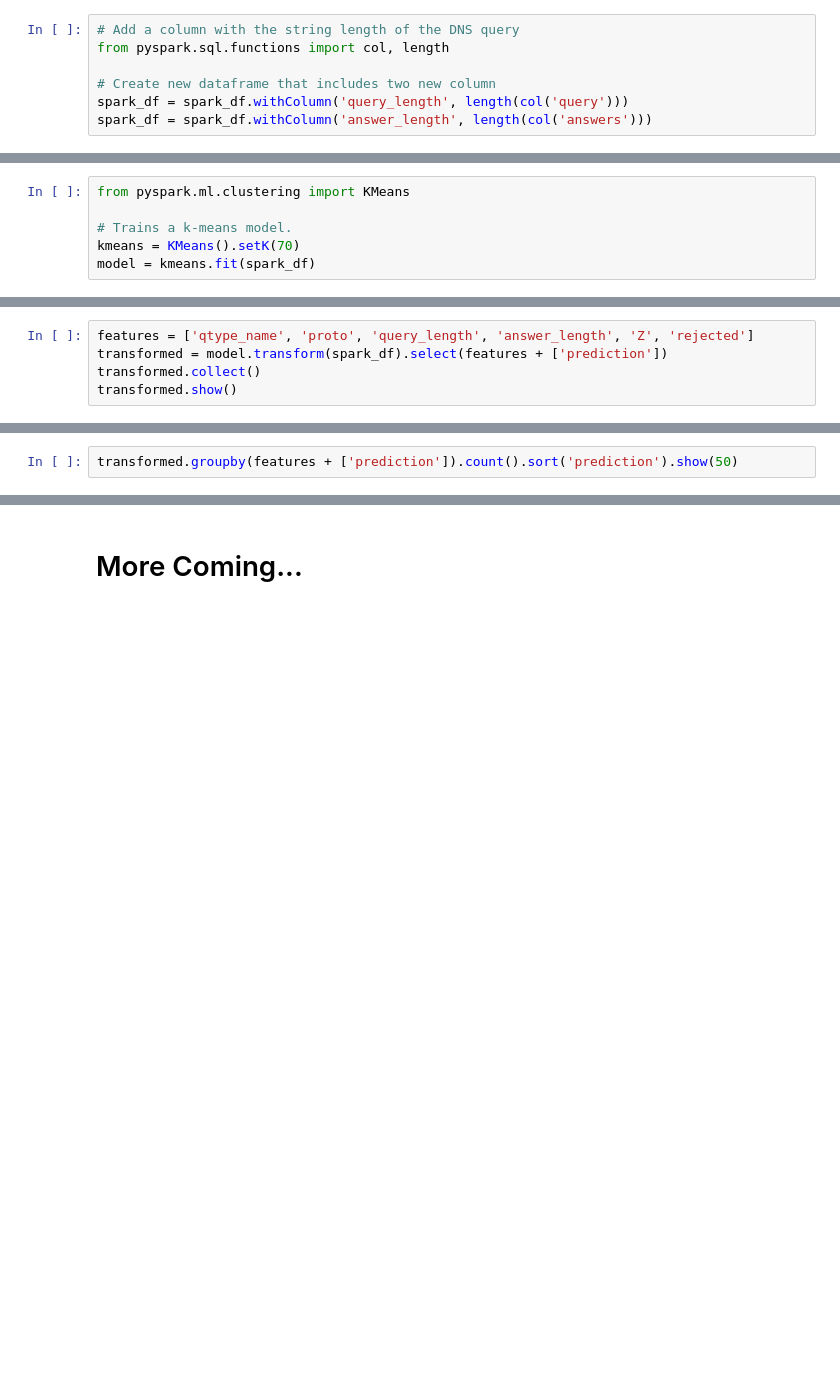
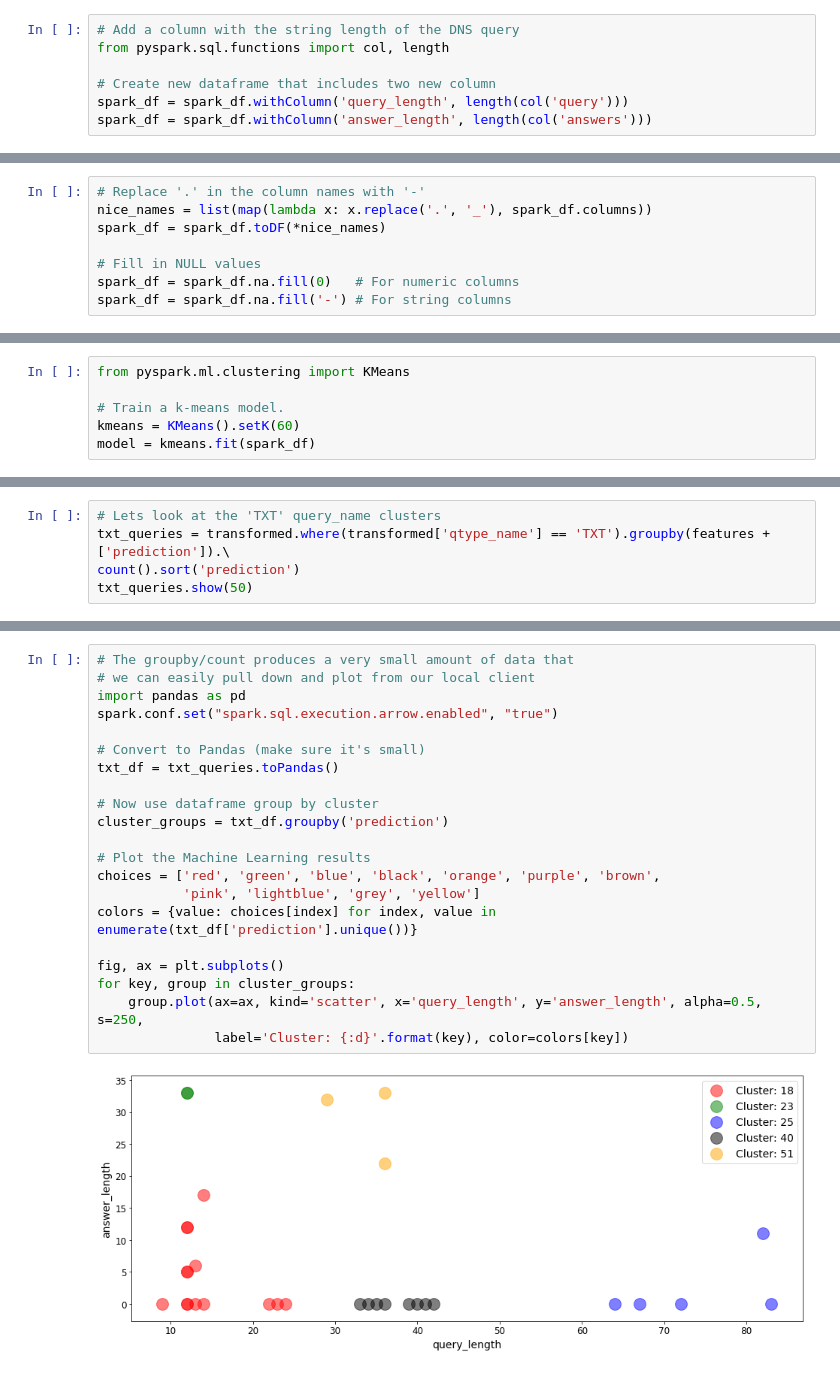
Before and after one commit to SuperCowPowers/zat, a Jupyter notebook: notebooks/Spark_Clustering.ipynb, the cells around one changed output, grey strips where cells are left out. Saved outputs shown, nothing was run; the diff lists cells and outputs as text; blank space fills up the shorter version.

```diff
--- a/notebooks/Spark_Clustering.ipynb
+++ b/notebooks/Spark_Clustering.ipynb
@@ -146,0 +155,8 @@ plt.ylabel('Counts')
+# %%
+# Replace '.' in the column names with '-'
+nice_names = list(map(lambda x: x.replace('.', '_'), spark_df.columns))
+spark_df = spark_df.toDF(*nice_names)
+
+# Fill in NULL values
+spark_df = spark_df.na.fill(0)   # For numeric columns
+spark_df = spark_df.na.fill('-') # For string columns
@@ -189,8 +226,8 @@ only showing top 20 rows
 # %%
 from pyspark.ml.clustering import KMeans
 
-# Trains a k-means model.
-kmeans = KMeans().setK(70)
+# Train a k-means model.
+kmeans = KMeans().setK(60)
 model = kmeans.fit(spark_df)
 # %%
 # Evaluate clustering by computing Within Set Sum of Squared Errors.
@@ -223,5 +237,0 @@ Cluster Centers:
-# %%
-features = ['qtype_name', 'proto', 'query_length', 'answer_length', 'Z', 'rejected']
-transformed = model.transform(spark_df).select(features + ['prediction'])
-transformed.collect()
-transformed.show()
@@ -246,3 +265,6 @@ only showing top 20 rows
 # %%
-transformed.groupby(features + ['prediction']).count().sort('prediction').show(50)
+# Lets look at the 'TXT' query_name clusters
+txt_queries = transformed.where(transformed['qtype_name'] == 'TXT').groupby(features + ['prediction']).\
+count().sort('prediction')
+txt_queries.show(50)
 # %% [output]
@@ -266,2 +288,23 @@ only showing top 50 rows
-# %% [markdown]
-# More Coming...
+# %%
+# The groupby/count produces a very small amount of data that
+# we can easily pull down and plot from our local client
+import pandas as pd
+spark.conf.set("spark.sql.execution.arrow.enabled", "true")
+
+# Convert to Pandas (make sure it's small)
+txt_df = txt_queries.toPandas()
+
+# Now use dataframe group by cluster
+cluster_groups = txt_df.groupby('prediction')
+
+# Plot the Machine Learning results
+choices = ['red', 'green', 'blue', 'black', 'orange', 'purple', 'brown',
+           'pink', 'lightblue', 'grey', 'yellow']
+colors = {value: choices[index] for index, value in enumerate(txt_df['prediction'].unique())}
+
+fig, ax = plt.subplots()
+for key, group in cluster_groups:
+    group.plot(ax=ax, kind='scatter', x='query_length', y='answer_length', alpha=0.5, s=250,
+               label='Cluster: {:d}'.format(key), color=colors[key])
+# %% [output]
+[figure, added]
```
Also changed, not shown: parts of 22 cells of this notebook, 3 other files.
